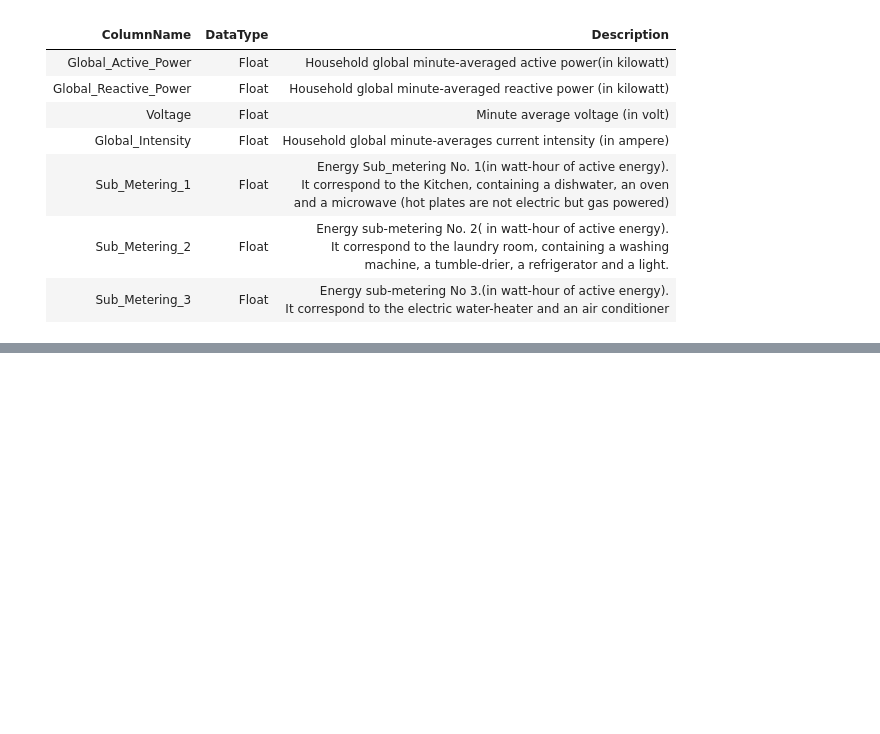
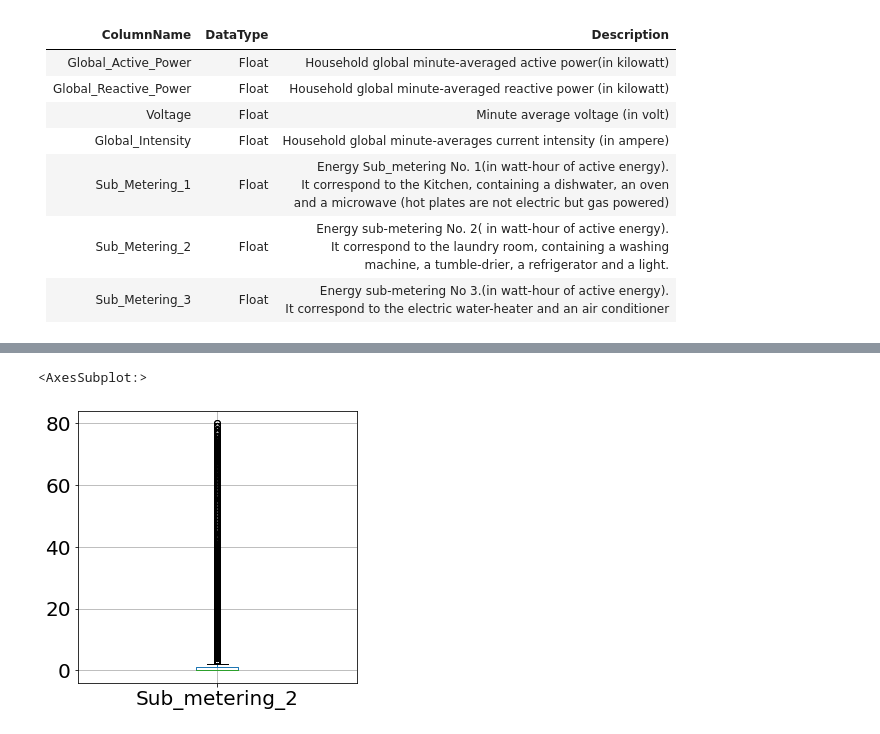
Before and after one commit to SirkyGit/DS2-project, a Jupyter notebook: notebooks/Problem Statement.ipynb, the cells around one changed output, grey strips where cells are left out. Saved outputs shown, nothing was run; the diff lists cells and outputs as text; code cells hidden in the pictures; blank space fills up the shorter version.

```diff
--- a/notebooks/Problem Statement.ipynb
+++ b/notebooks/Problem Statement.ipynb
@@ -60,0 +237,6 @@ household.head()
+# %%
+# plotting of Outliers in the Sub_metering_2 Column
+household.boxplot("Sub_metering_2", figsize=(5,5), fontsize= 20)
+# %% [output]
+<AxesSubplot:>
+[figure, added]
```
Also changed, not shown: parts of 29 cells of this notebook, 2 other files.
